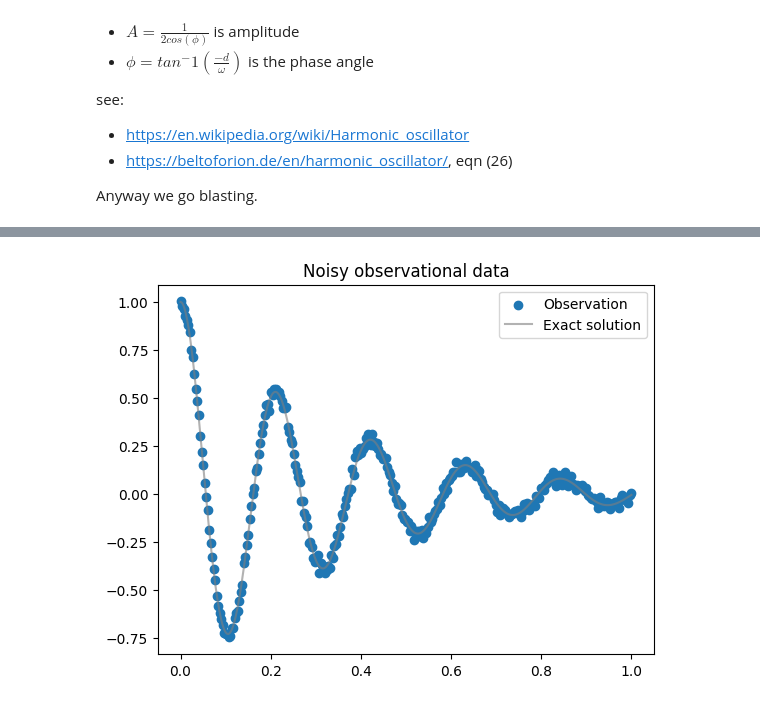
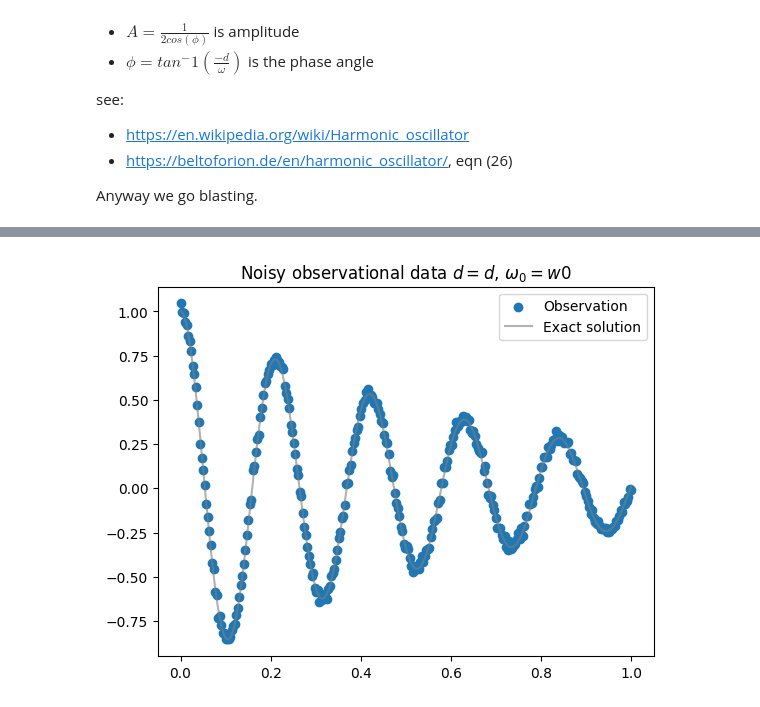
Before and after one commit to NNCT2904/harmonic-oscillator-pinn, a Jupyter notebook: harmonic-oscilator-data.ipynb, the cells around one changed output, grey strips where cells are left out. Drawn from its saved outputs; the diff is of its cells as text; code cells hidden in the pictures.

```diff
--- a/harmonic-oscilator-data.ipynb
+++ b/harmonic-oscilator-data.ipynb
@@ -102,18 +102,18 @@ plt.show()
 # %%
-d = 3
+d = 1.5
 w0 = 30
 
-t_obs = torch.linspace(0,1,300).view(-1,1)
+t_obs = torch.linspace(0, 1, 300).view(-1, 1)
 x_obs = harmonic_oscillator_solution(d, w0, t_obs) + 0.02*torch.randn_like(t_obs)
 
 
 plt.figure()
-plt.title("Noisy observational data")
-plt.scatter(t_obs[:,0], x_obs[:,0], label="Observation")
-t_test = torch.linspace(0,1,500).view(-1,1)
+plt.title(r"Noisy observational data $d={d}$, $\omega_0={w0}$")
+plt.scatter(t_obs[:, 0], x_obs[:, 0], label="Observation")
+t_test = torch.linspace(0, 1, 500).view(-1, 1)
 x_exact = harmonic_oscillator_solution(d, w0, t_test)
-plt.plot(t_test[:,0], x_exact[:,0], label="Exact solution", color="tab:grey", alpha=0.6)
+plt.plot(t_test[:, 0], x_exact[:, 0], label="Exact solution", color="tab:grey", alpha=0.6)
 plt.legend()
 plt.show()
 # %% [output]
-[figure, old version]
+[figure, new version]
```
Also changed, not shown: parts of 2 cells of this notebook, 14 other files.
